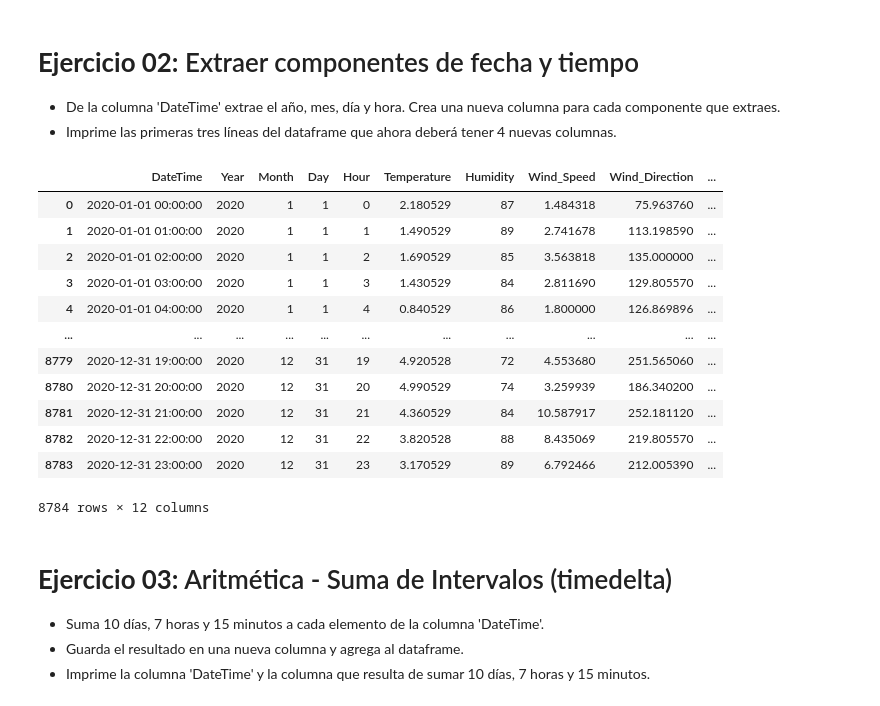
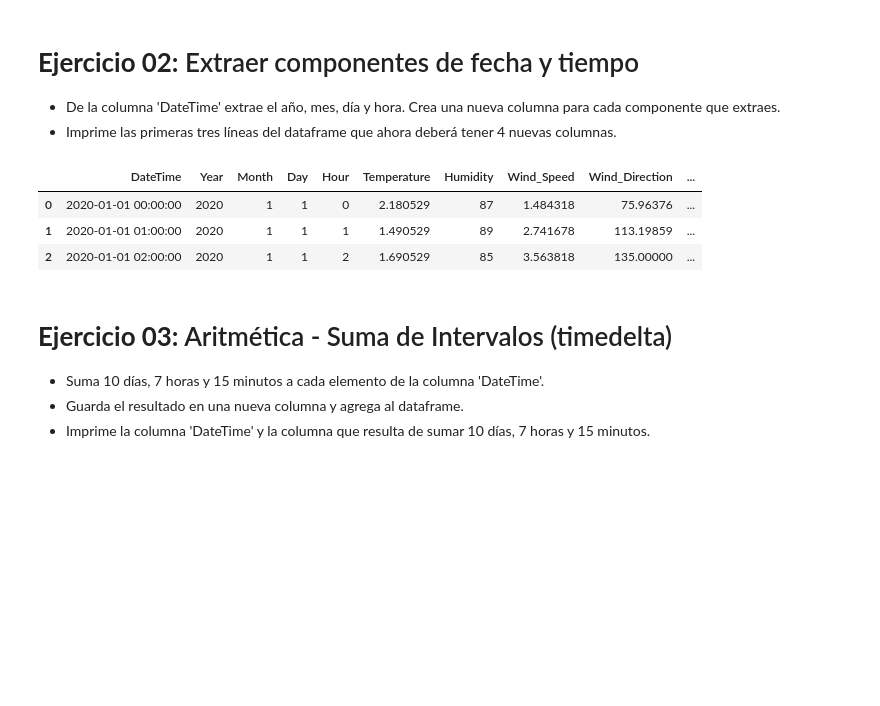
Before and after one commit to ramirezcarlos292/miaad_python_programming, a Jupyter notebook: practices/Práctica_18_Datos_Temporales.ipynb, the cells around one changed output. Cells and saved outputs as stored; diff of their text form; code cells hidden in the pictures; blank space fills up the shorter version.

```diff
--- a/practices/Práctica_18_Datos_Temporales.ipynb
+++ b/practices/Práctica_18_Datos_Temporales.ipynb
@@ -97,26 +97,17 @@ dtype: object
 # %%
 df['Year'] = df['DateTime'].dt.year
 df['Month'] = df['DateTime'].dt.month
 df['Day'] = df['DateTime'].dt.day
 df['Hour'] = df['DateTime'].dt.hour
 df = df[['DateTime', 'Year', 'Month', 'Day', 'Hour',
          'Temperature', 'Humidity', 'Wind_Speed', 'Wind_Direction',
          'NO2_Location_A', 'NO2_Location_B', 'NO2_Location_C']]
-df
+df.head(3)
 # %% [output]
 |  | DateTime | Year | Month | Day | Hour | Temperature | Humidity | Wind_Speed | Wind_Direction | ... |
-| 0 | 2020-01-01 00:00:00 | 2020 | 1 | 1 | 0 | 2.180529 | 87 | 1.484318 | 75.963760 | ... |
-| 1 | 2020-01-01 01:00:00 | 2020 | 1 | 1 | 1 | 1.490529 | 89 | 2.741678 | 113.198590 | ... |
-| 2 | 2020-01-01 02:00:00 | 2020 | 1 | 1 | 2 | 1.690529 | 85 | 3.563818 | 135.000000 | ... |
-| 3 | 2020-01-01 03:00:00 | 2020 | 1 | 1 | 3 | 1.430529 | 84 | 2.811690 | 129.805570 | ... |
-| 4 | 2020-01-01 04:00:00 | 2020 | 1 | 1 | 4 | 0.840529 | 86 | 1.800000 | 126.869896 | ... |
-| ... | ... | ... | ... | ... | ... | ... | ... | ... | ... | ... |
-| 8779 | 2020-12-31 19:00:00 | 2020 | 12 | 31 | 19 | 4.920528 | 72 | 4.553680 | 251.565060 | ... |
-| 8780 | 2020-12-31 20:00:00 | 2020 | 12 | 31 | 20 | 4.990529 | 74 | 3.259939 | 186.340200 | ... |
-| 8781 | 2020-12-31 21:00:00 | 2020 | 12 | 31 | 21 | 4.360529 | 84 | 10.587917 | 252.181120 | ... |
-| 8782 | 2020-12-31 22:00:00 | 2020 | 12 | 31 | 22 | 3.820528 | 88 | 8.435069 | 219.805570 | ... |
-| 8783 | 2020-12-31 23:00:00 | 2020 | 12 | 31 | 23 | 3.170529 | 89 | 6.792466 | 212.005390 | ... |
+| 0 | 2020-01-01 00:00:00 | 2020 | 1 | 1 | 0 | 2.180529 | 87 | 1.484318 | 75.96376 | ... |
+| 1 | 2020-01-01 01:00:00 | 2020 | 1 | 1 | 1 | 1.490529 | 89 | 2.741678 | 113.19859 | ... |
+| 2 | 2020-01-01 02:00:00 | 2020 | 1 | 1 | 2 | 1.690529 | 85 | 3.563818 | 135.00000 | ... |
-8784 rows × 12 columns
 # %% [markdown]
 # **Ejercicio 03:** Aritmética - Suma de Intervalos (timedelta)
 
```
